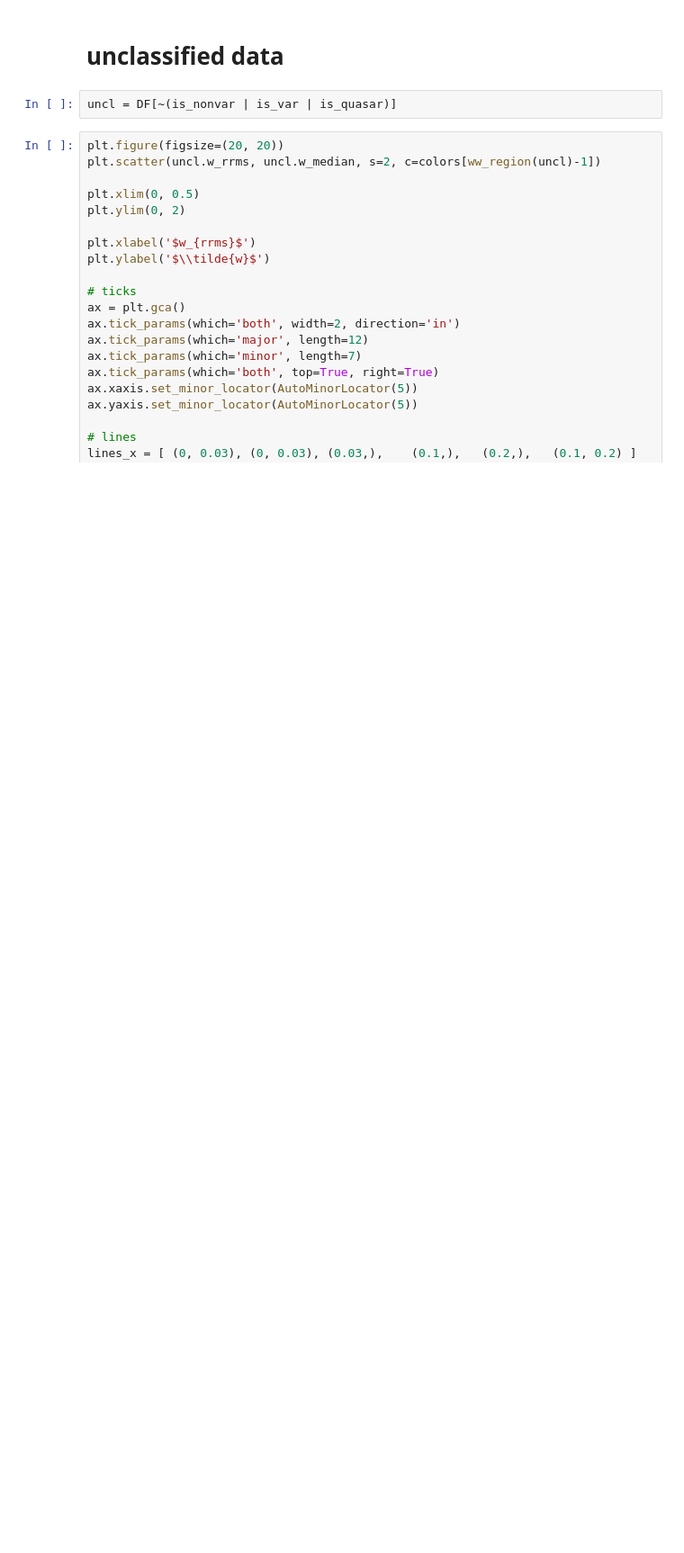
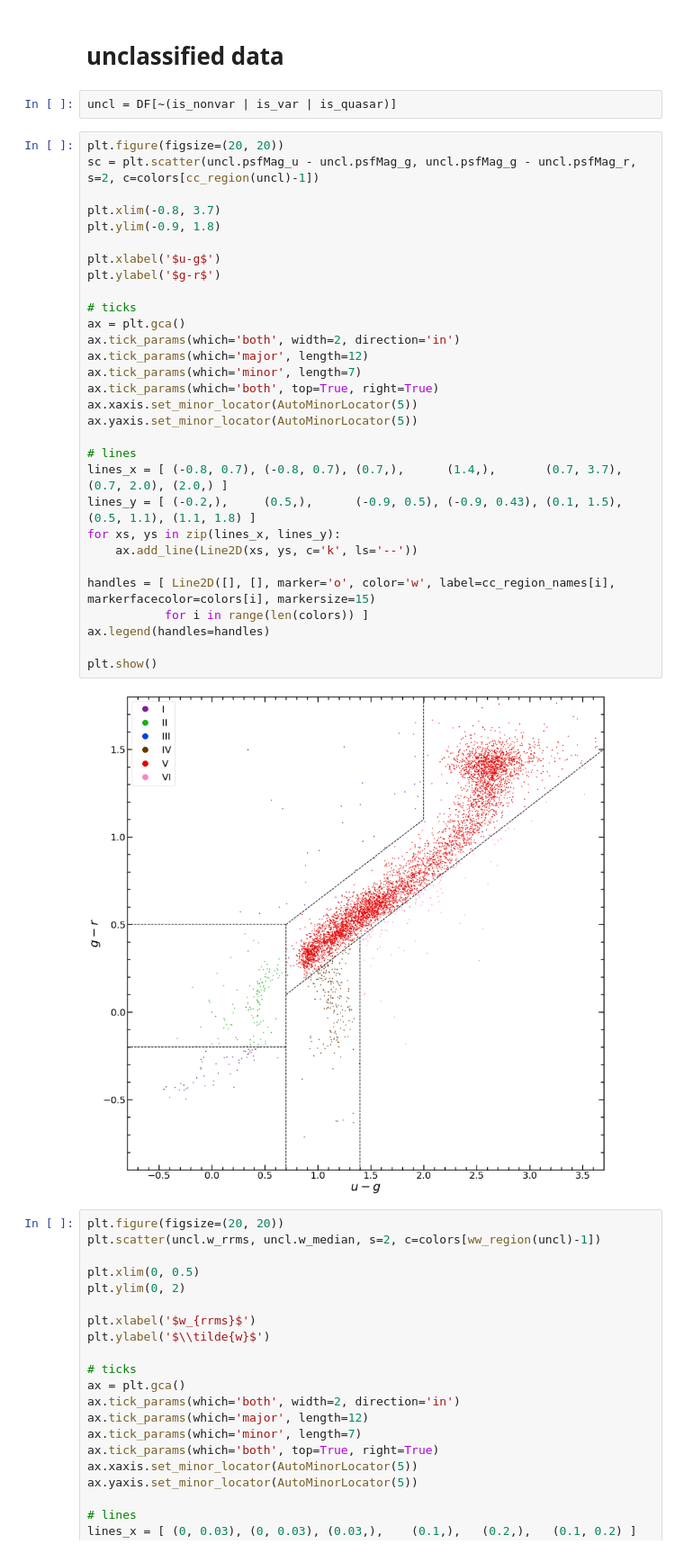
Before and after one commit to NoaVidovic/gaia-sdss, a Jupyter notebook: src/regions.ipynb, the cells around one changed output. Shown at 90% size. Cells and saved outputs as stored; diff of their text form; blank space fills up the shorter version.

```diff
--- a/src/regions.ipynb
+++ b/src/regions.ipynb
@@ -279,6 +274,38 @@ plt.show()
 # unclassified data
 # %%
 uncl = DF[~(is_nonvar | is_var | is_quasar)]
+# %%
+plt.figure(figsize=(20, 20))
+sc = plt.scatter(uncl.psfMag_u - uncl.psfMag_g, uncl.psfMag_g - uncl.psfMag_r, s=2, c=colors[cc_region(uncl)-1])
+
+plt.xlim(-0.8, 3.7)
+plt.ylim(-0.9, 1.8)
+
+plt.xlabel('$u-g$')
+plt.ylabel('$g-r$')
+
+# ticks
+ax = plt.gca()
+ax.tick_params(which='both', width=2, direction='in')
+ax.tick_params(which='major', length=12)
+ax.tick_params(which='minor', length=7)
+ax.tick_params(which='both', top=True, right=True)
+ax.xaxis.set_minor_locator(AutoMinorLocator(5))
+ax.yaxis.set_minor_locator(AutoMinorLocator(5))
+
+# lines
+lines_x = [ (-0.8, 0.7), (-0.8, 0.7), (0.7,),      (1.4,),       (0.7, 3.7), (0.7, 2.0), (2.0,) ]
+lines_y = [ (-0.2,),     (0.5,),      (-0.9, 0.5), (-0.9, 0.43), (0.1, 1.5), (0.5, 1.1), (1.1, 1.8) ]
+for xs, ys in zip(lines_x, lines_y):
+    ax.add_line(Line2D(xs, ys, c='k', ls='--'))
+
+handles = [ Line2D([], [], marker='o', color='w', label=cc_region_names[i], markerfacecolor=colors[i], markersize=15)
+           for i in range(len(colors)) ]
+ax.legend(handles=handles)
+
+plt.show()
+# %% [output]
+[figure, added]
 # %%
 plt.figure(figsize=(20, 20))
 plt.scatter(uncl.w_rrms, uncl.w_median, s=2, c=colors[ww_region(uncl)-1])
```
Also changed, not shown: parts of 3 cells of this notebook.
